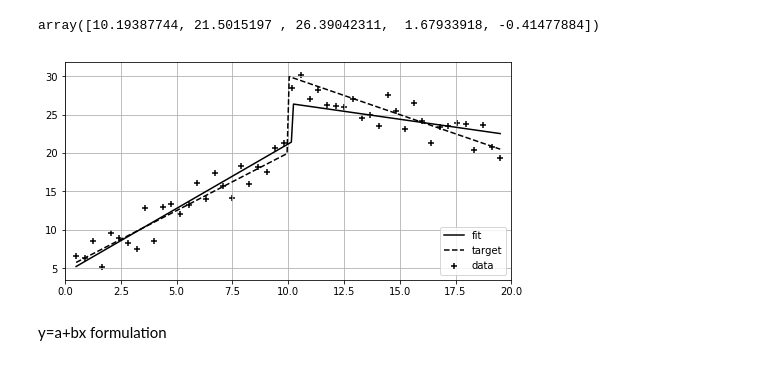
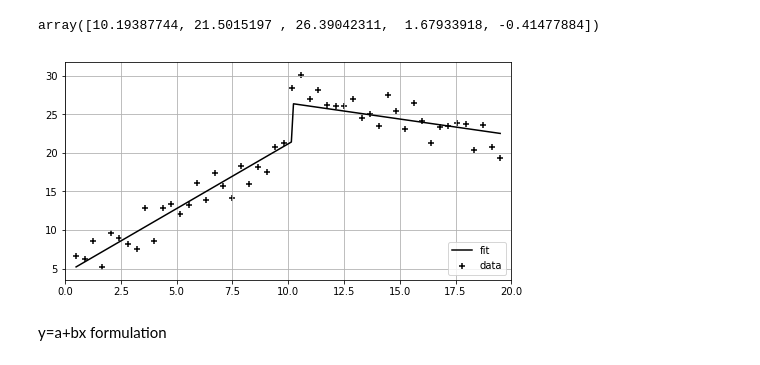
Before and after one commit to biomathman/machine-learning-in-python-book, a Jupyter notebook: notebooks/chapter-4-stepwise-regression.ipynb, the cells around one changed output. Saved outputs shown, nothing was run; the diff lists cells and outputs as text; code cells hidden in the pictures.

```diff
--- a/notebooks/chapter-4-stepwise-regression.ipynb
+++ b/notebooks/chapter-4-stepwise-regression.ipynb
@@ -193,23 +216,24 @@ plt.scatter(xran,yran, marker="+")
 # %%
-parms, covmat = optimize.curve_fit(f, xran, yran, [8,15,25,1,-1])
+parms=optimize.curve_fit(f, xran, yran, [8,15,25,1,-1])[0]
 parms
 # %% [output]
 array([10.19387744, 21.5015197 , 26.39042311,  1.67933918, -0.41477884])
 # %%
 plt.plot(xline,[float(f(u,*parms)) for u in xline],
          label="fit",c="k")
 
-plt.plot(xline,yline,c="k",ls="--",label="target")
+#plt.plot(xline,yline,c="k",ls="--",label="target")
 
 
 plt.scatter(xran,yran,marker="+",c="k",label="data")
 plt.xlim(0,20)
 plt.legend(fontsize=10,loc="lower right")
 plt.grid()
 fig=plt.gcf()
 fig.set_size_inches(8,4)
+#fig.savefig("Unconstrained-Stepwise-Fit.pdf")
 # %% [output]
-[figure, old version]
+[figure, new version]
 # %% [markdown]
 y=a+bx formulation
 # %%
```
Also changed, not shown: parts of 12 cells of this notebook.
